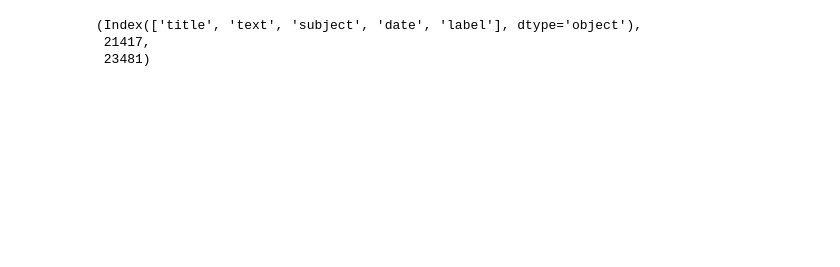
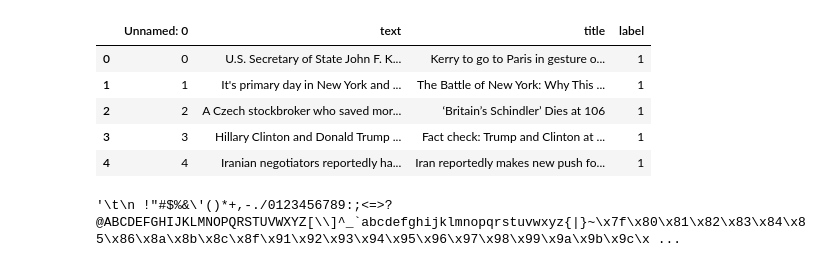
Before and after one commit to arunkumaraqm/Fake-News-Detection, a Jupyter notebook: fake-news-models.ipynb, the cells around one changed output. Cells and saved outputs as stored; diff of their text form; code cells hidden in the pictures; blank space fills up the shorter version.

Commit message:
Scraper; Using different dataset

```diff
--- a/fake-news-models.ipynb
+++ b/fake-news-models.ipynb
@@ -25,16 +28,13 @@ True
 # %%
 custom_stop_words = set(nltk.corpus.stopwords.words('english'))
-# %%
-path = 'kaggle-fn-dataset'
-path_real = os.path.join(path, 'True.csv')
-path_fake = os.path.join(path, 'Fake.csv')
-
-realdf = pd.read_csv(path_real)
-realdf['label'] = True
-fakedf = pd.read_csv(path_fake)
-fakedf['label'] = False
-realdf.columns, len(realdf), len(fakedf)
-# %% [output]
-(Index(['title', 'text', 'subject', 'date', 'label'], dtype='object'),
- 21417,
- 23481)
+# %%
+path = os.path.join('data-payames', 'data-payames.csv')
+df = pd.read_csv(path)
+df.head()
+# %% [output]
+|  | Unnamed: 0 | text | title | label |
+| 0 | 0 | U.S. Secretary of State John F. K... | Kerry to go to Paris in gesture o... | 1 |
+| 1 | 1 | It's primary day in New York and ... | The Battle of New York: Why This ... | 1 |
+| 2 | 2 | A Czech stockbroker who saved mor... | ‘Britain’s Schindler’ Dies at 106 | 1 |
+| 3 | 3 | Hillary Clinton and Donald Trump ... | Fact check: Trump and Clinton at ... | 1 |
+| 4 | 4 | Iranian negotiators reportedly ha... | Iran reportedly makes new push fo... | 1 |
@@ -40,0 +47,4 @@ realdf.columns, len(realdf), len(fakedf)
+# %%
+''.join(sorted(list(set(''.join([i for i in df.text]))))) # the set of all characters that appear over all texts
+# %% [output]
+'\t\n !"#$%&\'()*+,-./0123456789:;<=>?@ABCDEFGHIJKLMNOPQRSTUVWXYZ[\\]^_`abcdefghijklmnopqrstuvwxyz{|}~\x7f\x80\x81\x82\x83\x84\x85\x86\x8a\x8b\x8c\x8f\x91\x92\x93\x94\x95\x96\x97\x98\x99\x9a\x9b\x9c\x ...
```
Also changed, not shown: parts of 38 cells of this notebook, 2 other files.
